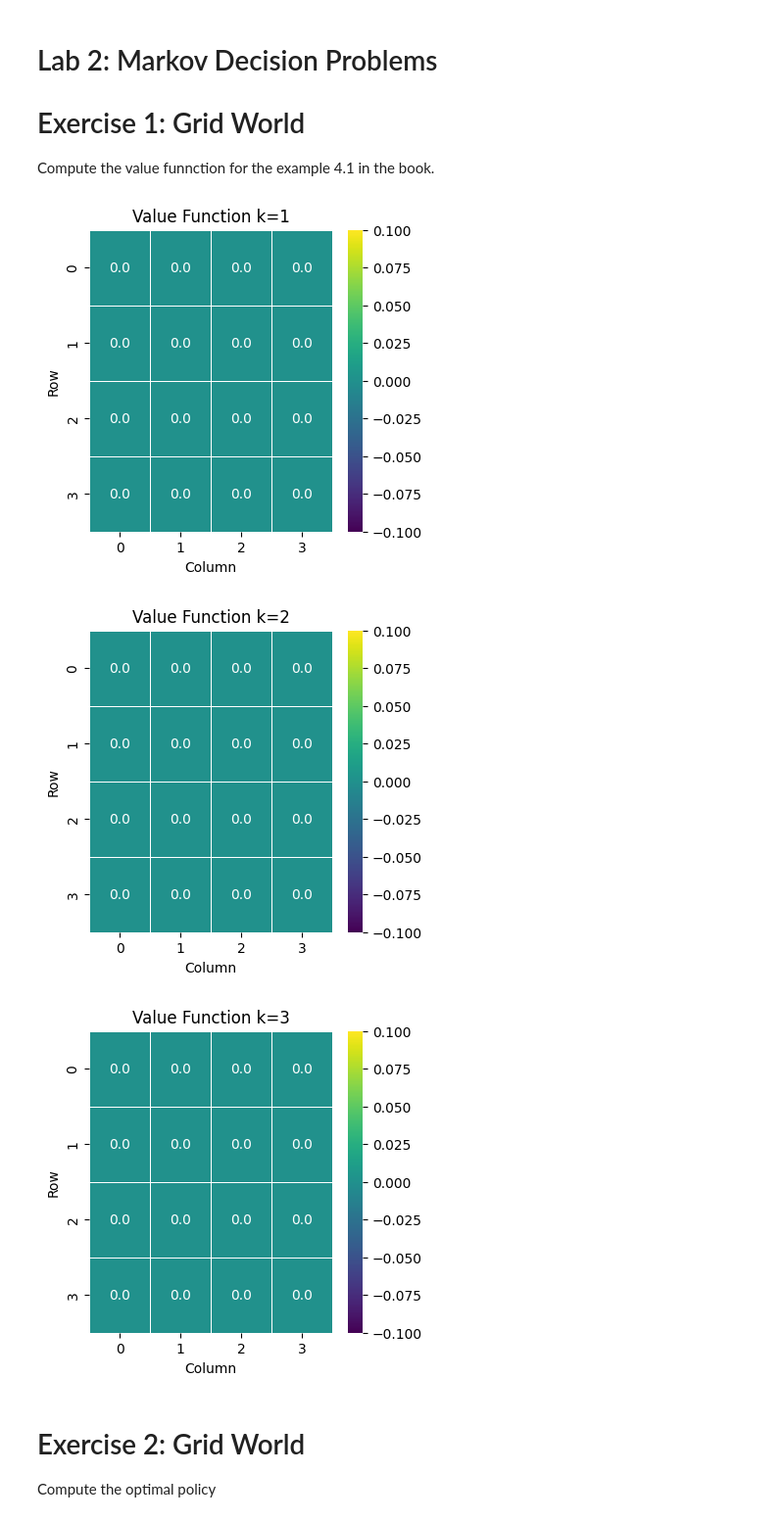
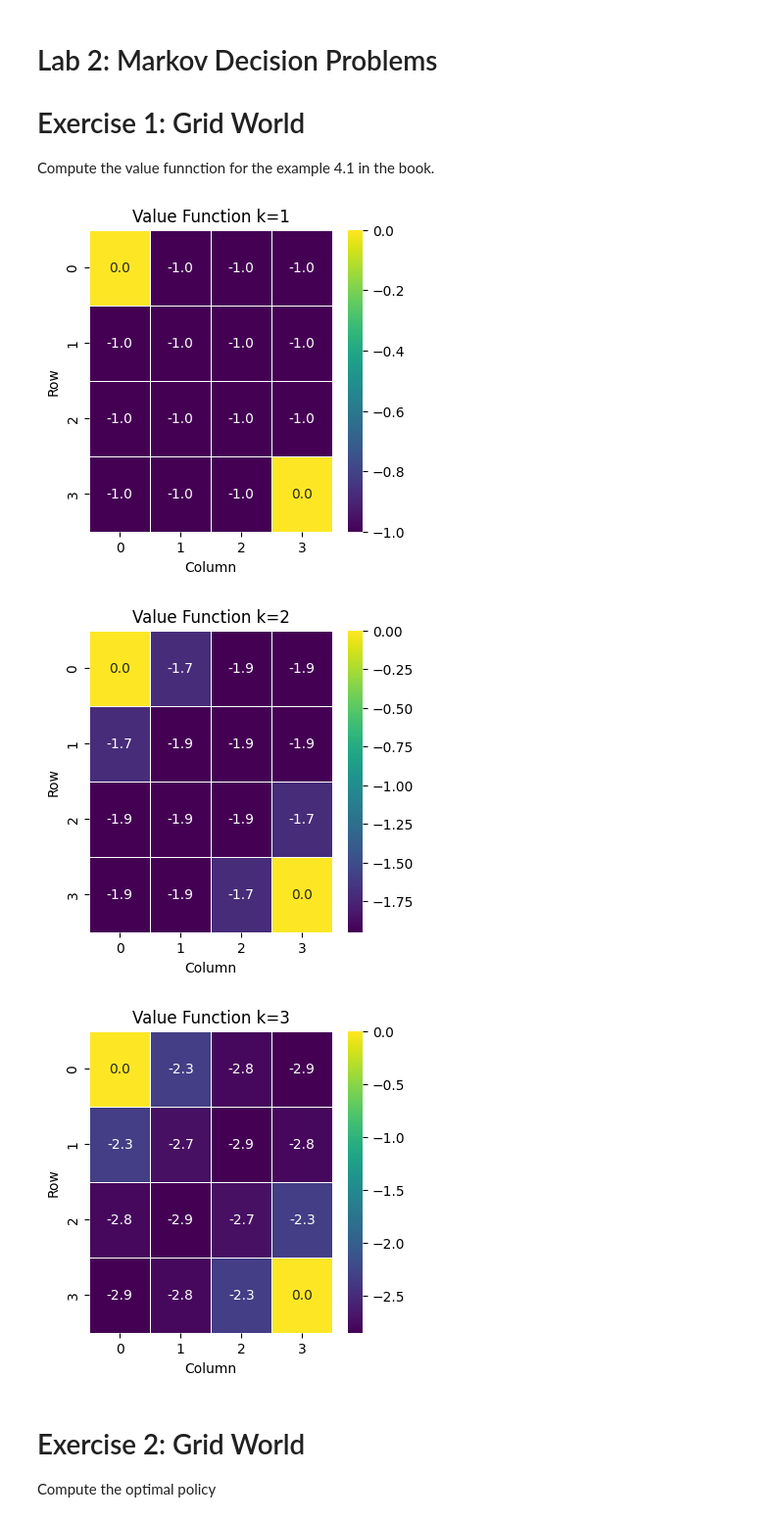
Before and after one commit to zaki-m-khan/CSE337-ReinforcementLearning, a Jupyter notebook: lab2_mdp.ipynb, the cells around one changed output. Shown at 98% size. Saved outputs shown, nothing was run; the diff lists cells and outputs as text; code cells hidden in the pictures.

```diff
--- a/lab2_mdp.ipynb
+++ b/lab2_mdp.ipynb
@@ -8,42 +6,62 @@ Compute the value funnction for the example 4.1 in the book.
 # %%
 
 import numpy as np
 import matplotlib.pyplot as plt
 import seaborn as sns
 
+def get_next_state(s, a, n=4):
+    row, col = divmod(s, n)  # turn 0..15 into (row,col)
 
-V = np.zeros(16)
+    if a == 0:   # up
+        if row > 0:
+            row -= 1
+    elif a == 1: # down
+        if row < n-1:
+            row += 1
+    elif a == 2: # left
+        if col > 0:
+            col -= 1
+    elif a == 3: # right
+        if col < n-1:
+            col += 1
+
+    return row * n + col
+
+V = np.zeros(16) #value function for the 16 states
 gamma = 0.95  # Discount factor
 V_old = np.zeros(16)
 
-for k in range(3):
-  for s in range(16):
+for k in range(3): # outer loop that runs iterative eval 3 times
+  for s in range(16): #inner loop that loops over each state
 
     if s==0 or s==15:
       continue
 
     #### Write your code here #########
+    v = 0.0
+    for a in range(4):   # 0=up,1=down,2=left,3=right
+        next_s = get_next_state(s, a)
+        reward = -1
+        v += 0.25 * (reward + gamma * V_old[next_s])
+    V[s] = v
 
   V_old = V.copy()
-
-
-
 
   ###### PLOT
   # Reshape the 1D value function array into an 8x8 grid
   V_grid = V.reshape((4, 4))
 
   # Plot the value function as a heatmap
   plt.figure(figsize=(4, 4))
   sns.heatmap(V_grid, annot=True, cmap="viridis", fmt=".1f", linewidths=.5)
   plt.title("Value Function k=%d"%(k+1))
   plt.xlabel("Column")
   plt.ylabel("Row")
   plt.show()
 # %% [output]
-[figure, old version]
+[figure, new version]
-[figure, old version]
+[figure, new version]
-[figure, old version]
+[figure, new version]
 # %% [markdown]
 # Exercise 2: Grid World
 Compute the optimal policy
```
Also changed, not shown: parts of 2 cells of this notebook.
